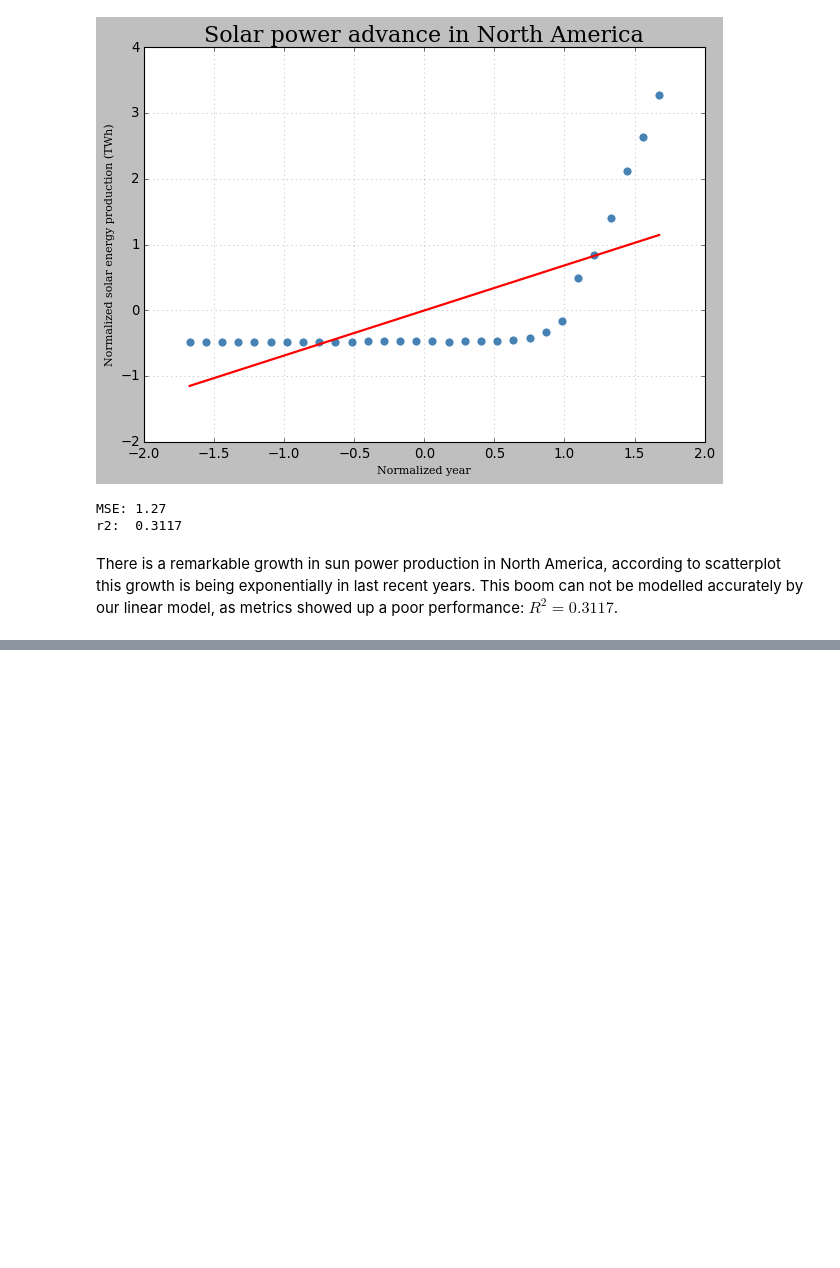
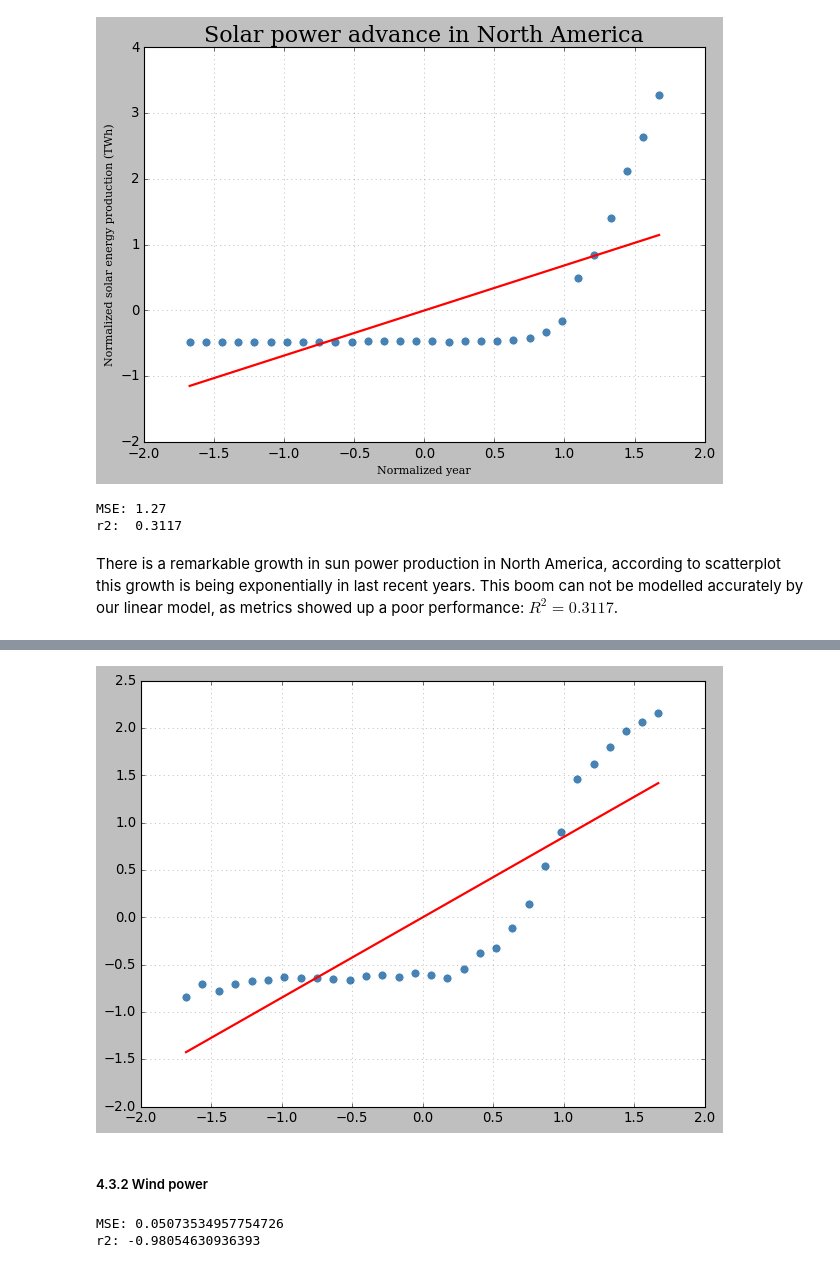
Before and after one commit to fenilenvinileno97/linear_regression, a Jupyter notebook: 4-final-project.ipynb, the cells around one changed output, grey strips where cells are left out. Cells and saved outputs as stored; diff of their text form; code cells hidden in the pictures; blank space fills up the shorter version.

```diff
--- a/4-final-project.ipynb
+++ b/4-final-project.ipynb
@@ -373,0 +418,6 @@ r2:  0.7882
+# %%
+log_predict_northam.lmodels.linear_adjust("log_year", "log_solar")
+# %% [output]
+[figure, added]
+# %% [markdown]
+##### 4.3.2 Wind power
@@ -373,0 +426,8 @@ r2:  0.7882
+# %%
+mse_logw = mean_squared_error(windl_test, windl_pred)
+r2_logw = r2_score(windl_test, wind_pred)
+print(f"MSE: {mse_logw}")
+print(f"r2: {r2_logw}")
+# %% [output]
+MSE: 0.05073534957754726
+r2: -0.98054630936393
```
Also changed, not shown: parts of 20 cells of this notebook, 1 other file.
